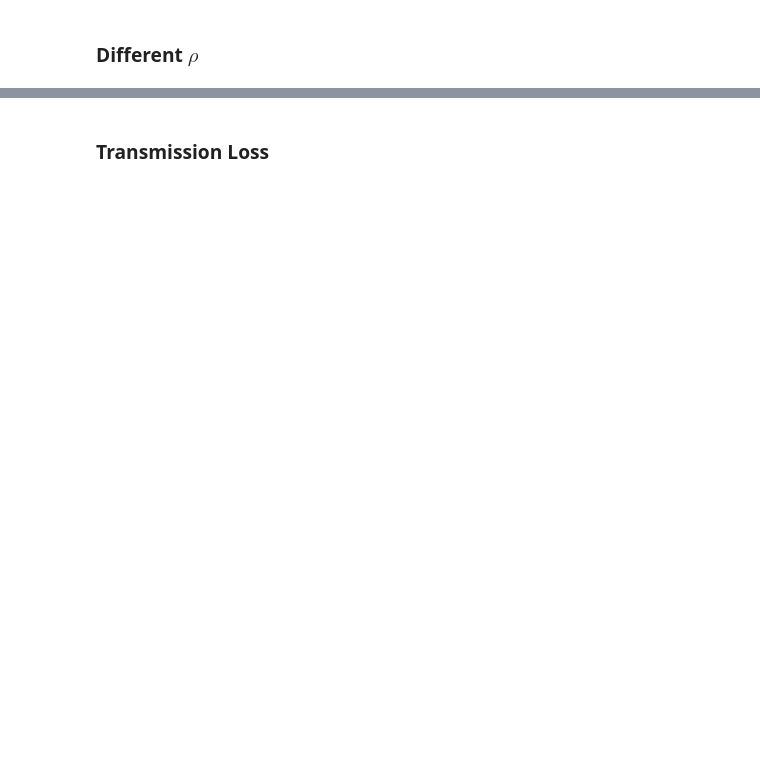
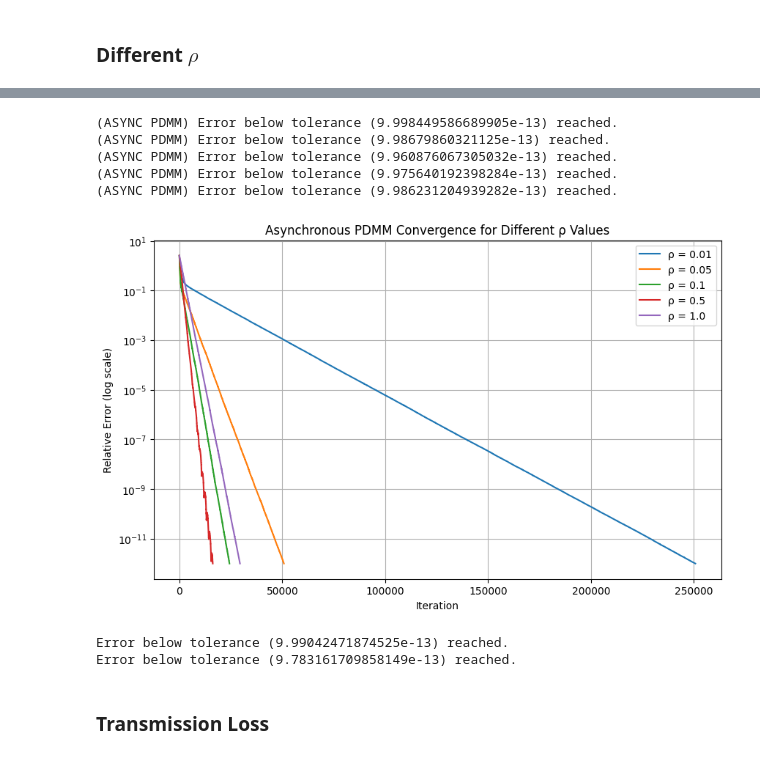
Before and after one commit to AybarsManav/PDMM, a Jupyter notebook: main.ipynb, the cells around one changed output, grey strips where cells are left out. Cells and saved outputs as stored; diff of their text form; code cells hidden in the pictures; blank space fills up the shorter version.

```diff
--- a/main.ipynb
+++ b/main.ipynb
@@ -203,16 +247,37 @@ plt.show()
 # %%
-best_rho, results = rho_search_pdmm_async(adjacency_matrix, sensor_values)
+rho_candidates = [0.01, 0.05, 0.1, 0.5, 1.0]
+max_transmissions = 1e6
+sensor_values = np.random.randn(n) * 10 + 25
+results = {}
+for rho in rho_candidates:
+    errors, values, n_transmissions = pdmm_async(sensor_values.copy(), adjacency_matrix,rho,max_transmissions)
+    results[rho] = errors
+best_rho = min(results.keys(), key=lambda rho: results[rho][-1])
 plt.figure(figsize=(10, 6))
 for rho_val, errors in results.items():
     plt.semilogy(range(len(errors)), errors, label=f"ρ = {rho_val}")
 plt.xlabel('Iteration')
 plt.ylabel('Relative Error (log scale)')
 plt.title('Asynchronous PDMM Convergence for Different ρ Values')
 plt.legend()
 plt.grid(True)
 plt.show()
+# %% [output]
+(ASYNC PDMM) Error below tolerance (9.998449586689905e-13) reached.
+(ASYNC PDMM) Error below tolerance (9.98679860321125e-13) reached.
+(ASYNC PDMM) Error below tolerance (9.960876067305032e-13) reached.
+(ASYNC PDMM) Error below tolerance (9.975640192398284e-13) reached.
+(ASYNC PDMM) Error below tolerance (9.986231204939282e-13) reached.
+[figure, added]
 # %%
-best_rho, results = rho_search_pdmm_median(adjacency_matrix, sensor_values)
+rho_candidates = [0.01, 0.05, 0.1, 0.5, 1.0]
+sensor_values = np.random.randn(n) * 10 + 25
+max_transmissions = 1e6
+results = {}
+for rho in rho_candidates:
+    errors, x = pdmm_median(sensor_values.copy(), adjacency_matrix,rho,max_transmissions)
+    results[rho] = errors
+best_rho = min(results.keys(), key=lambda rho: results[rho][-1])
 plt.figure(figsize=(10, 6))
 for rho_val, errors in results.items():
     plt.semilogy(range(len(errors)), errors, label=f"ρ = {rho_val}")
@@ -222,6 +287,9 @@ plt.title('Synchronous Median PDMM Convergence for Different ρ Values')
 plt.legend()
 plt.grid(True)
 plt.show()
+# %% [output]
+Error below tolerance (9.99042471874525e-13) reached.
+Error below tolerance (9.783161709858149e-13) reached.
 # %% [markdown]
 ### Transmission Loss
 # %%
```
Also changed, not shown: parts of 12 cells of this notebook, 2 other files.
